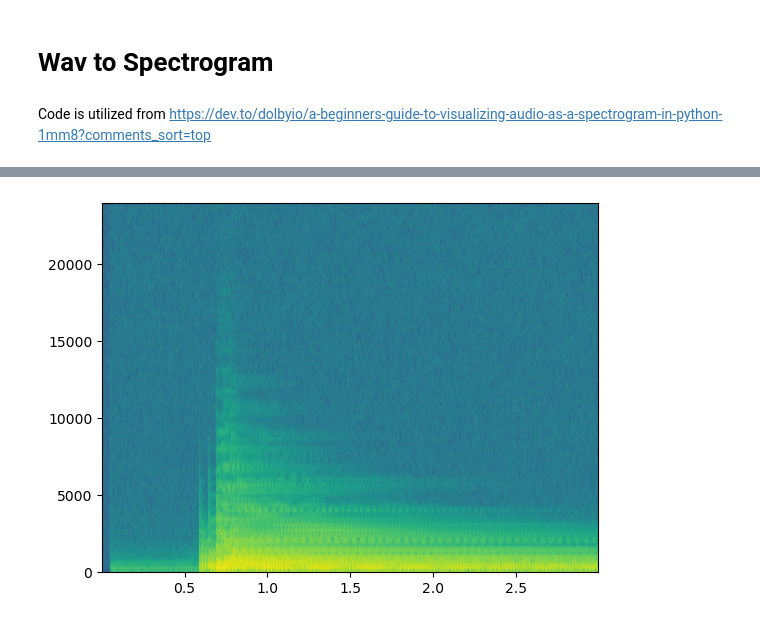
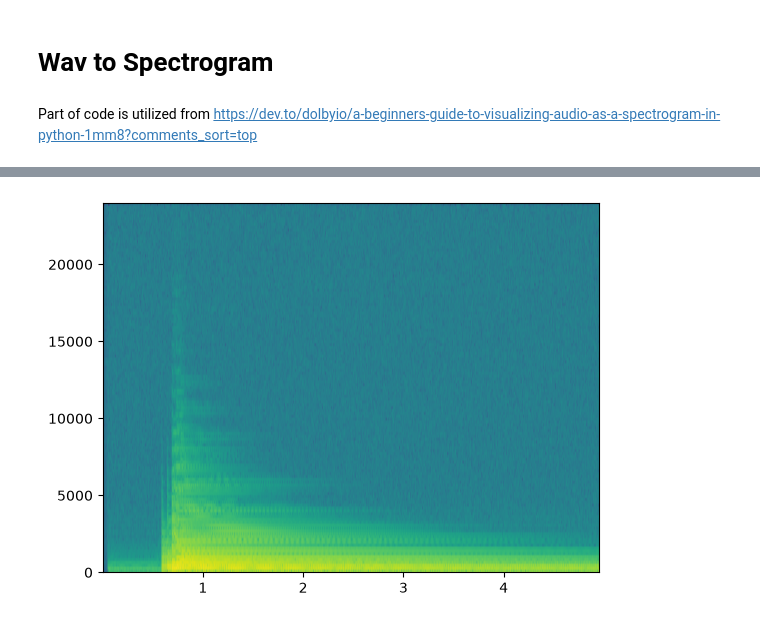
Before and after one commit to marktringas/chordmaxxer, a Jupyter notebook: wav-to-spectrogram/wav-to-spectrogram.ipynb, the cells around one changed output, grey strips where cells are left out. Drawn from its saved outputs; the diff is of its cells as text; code cells hidden in the pictures.

Commit message:
Changes to converter

```diff
--- a/wav-to-spectrogram/wav-to-spectrogram.ipynb
+++ b/wav-to-spectrogram/wav-to-spectrogram.ipynb
@@ -1,7 +1,7 @@
 # %% [markdown]
 # Wav to Spectrogram
 # %% [markdown]
-Code is utilized from https://dev.to/dolbyio/a-beginners-guide-to-visualizing-audio-as-a-spectrogram-in-python-1mm8?comments_sort=top
+Part of code is utilized from https://dev.to/dolbyio/a-beginners-guide-to-visualizing-audio-as-a-spectrogram-in-python-1mm8?comments_sort=top
 # %%
 import numpy as np
 import matplotlib.pyplot as plt
@@ -9,6 +11,24 @@ import scipy.io.wavfile as wavfile
 # %%
-Fs, aud = wavfile.read('../data/Example.wav')
-first = aud[:int(Fs*3)]
-powerSpectrum, frequenciesFound, time, imageAxis = plt.specgram(first, Fs=Fs)
-plt.show()
+def change_gain(Fs, aud, db=0):
+    aud = aud.astype(np.float32)
+    if aud.ndim > 1:
+        aud = aud.mean(axis=1)
+    aud = aud / (np.max(np.abs(aud)) + 1e-9)
+    aud = aud * 10 ** (db / 20)
+    return np.clip(aud, -1, 1)
+
+def change_speed(Fs, aud, rate=1.0):
+    aud = aud.astype(np.float32)
+    if aud.ndim > 1:
+            aud = aud.mean(axis=1)
+    return librosa.effects.time_stretch(aud, rate=rate)
+
+def convert(path):
+    Fs, aud = wavfile.read(path)
+    aud = change_speed(Fs, aud, rate=1)
+    aud = change_gain(Fs, aud, db=0)
+    powerSpectrum, frequenciesFound, time, imageAxis = plt.specgram(aud, Fs=Fs)
+    return plt
+
+convert('../data/Example.wav')
 # %% [output]
@@ -15 +36 @@ plt.show()
-[figure, old version]
+[figure, new version]
```
Also changed, not shown: parts of 2 cells of this notebook, 11 other files.
